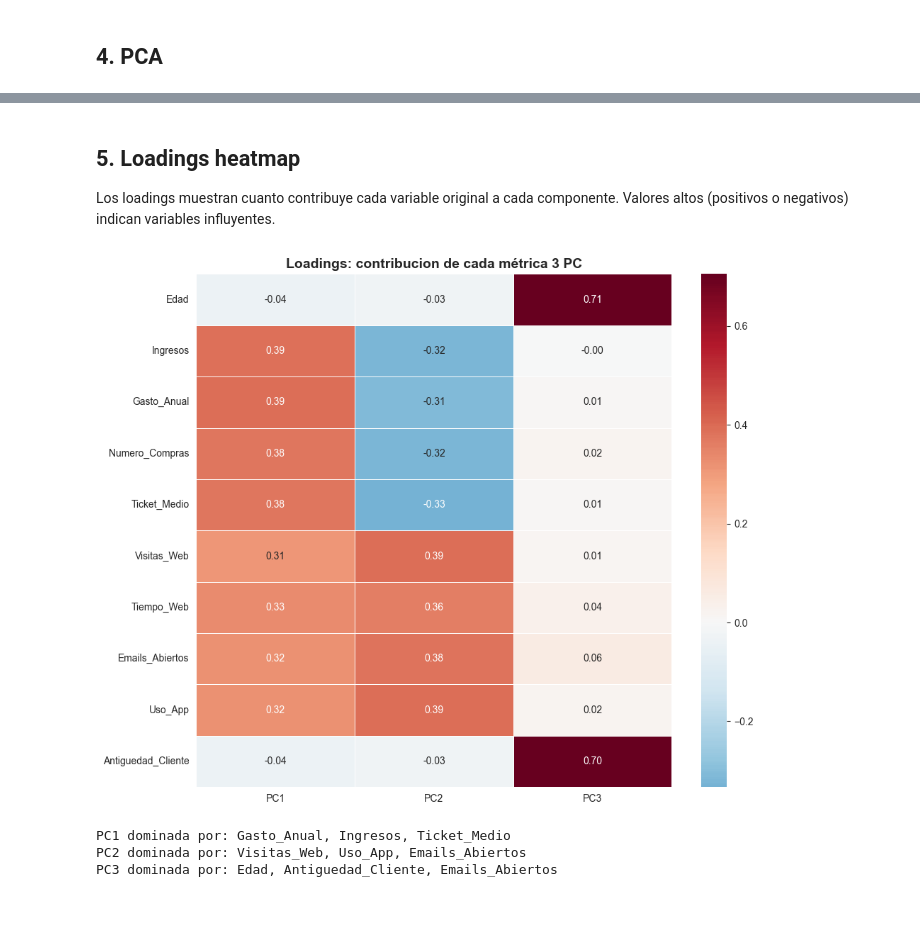
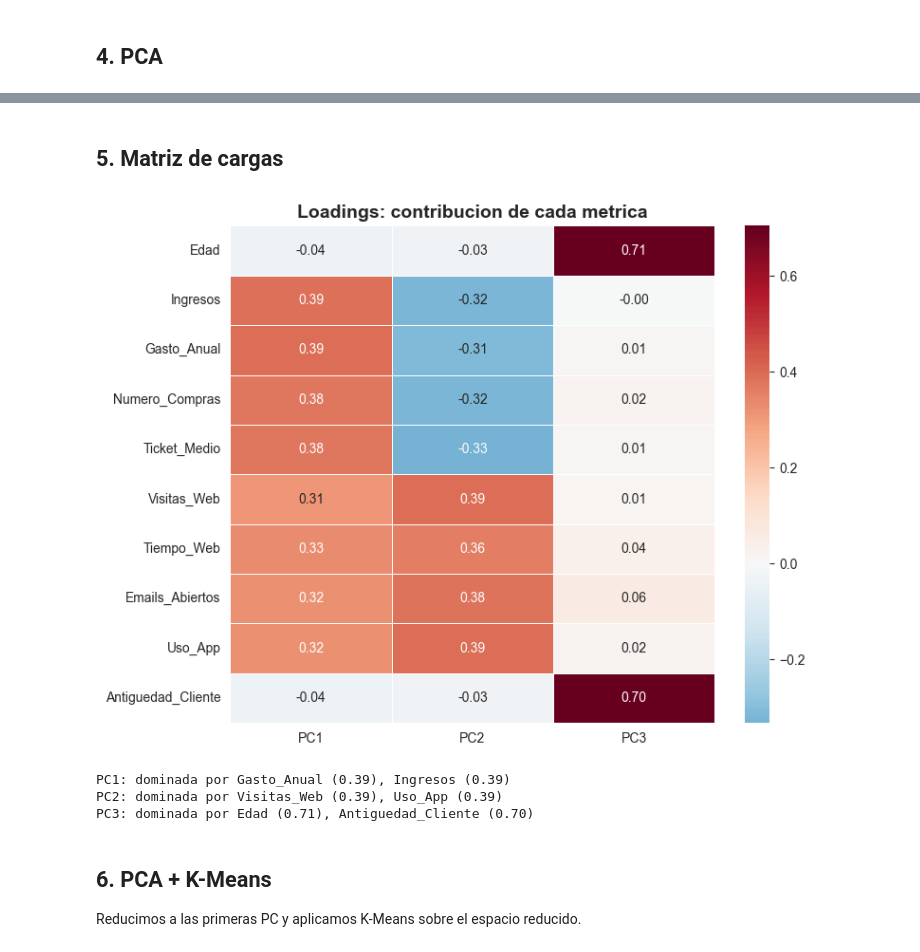
Before and after one commit to BORJAMOME/Data-Analytics-Portfolio, a Jupyter notebook: 03-Machine-Learning/02-no-supervisado/reduccion-dimensionalidad/pca/01-analisis-emails/notebook.ipynb, the cells around one changed output, grey strips where cells are left out. Drawn from its saved outputs; the diff is of its cells as text; code cells hidden in the pictures; blank space fills up the shorter version.

```diff
--- a/03-Machine-Learning/02-no-supervisado/reduccion-dimensionalidad/pca/01-analisis-emails/notebook.ipynb
+++ b/03-Machine-Learning/02-no-supervisado/reduccion-dimensionalidad/pca/01-analisis-emails/notebook.ipynb
@@ -109,18 +74,23 @@ Varianza explicada por componente:
 # %% [markdown]
 ## 4. PCA
 # %%
+pca = PCA(random_state=42)
+X_pca_full = pca.fit_transform(X_scaled)
+
+var_exp = pca.explained_variance_ratio_
+var_cum = np.cumsum(var_exp)
+
 fig, ax1 = plt.subplots(figsize=(10, 6))
-
 ax1.bar(range(1, len(var_exp)+1), var_exp * 100, alpha=0.6, color="#3498db", label="Individual")
 ax2 = ax1.twinx()
 ax2.plot(range(1, len(var_exp)+1), var_cum * 100, marker="o", color="#e74c3c",
          linewidth=2, label="Acumulada")
 ax2.axhline(y=80, color="gray", linestyle="--", alpha=0.5, label="80% umbral")
 
-ax1.set_xlabel("Componente principal", fontsize=12)
-ax1.set_ylabel("Varianza explicada (%)", fontsize=12, color="#3498db")
-ax2.set_ylabel("Varianza acumulada (%)", fontsize=12, color="#e74c3c")
-ax1.set_title("Scree Plot", fontsize=14, fontweight="bold")
+ax1.set_xlabel("Componente principal")
+ax1.set_ylabel("Varianza explicada (%)", color="#3498db")
+ax2.set_ylabel("Varianza acumulada (%)", color="#e74c3c")
+ax1.set_title("Scree Plot — Metricas de empleados", fontsize=14, fontweight="bold")
 
 lines1, labels1 = ax1.get_legend_handles_labels()
 lines2, labels2 = ax2.get_legend_handles_labels()
@@ -128,6 +98,7 @@ ax1.legend(lines1 + lines2, labels1 + labels2, loc="center right")
 plt.tight_layout()
 plt.show()
 
-n_comp_80 = np.argmax(var_cum >= 0.80) + 1
-print(f"Componentes para >= 80% varianza: {n_comp_80} de {len(num_cols)}")
+n_comp = np.argmax(var_cum >= 0.80) + 1
+print(f"Componentes para >= 80% varianza: {n_comp}")
+print(f"Varianza acumulada con {n_comp} PC: {var_cum[n_comp-1]*100:.1f}%")
 # %% [output]
@@ -136,28 +108,28 @@ Componentes para >= 80% varianza: 3 de 10
 # %% [markdown]
-## 5. Loadings heatmap
-
-Los loadings muestran cuanto contribuye cada variable original a cada componente. Valores altos (positivos o negativos) indican variables influyentes.
+## 5. Matriz de cargas
 # %%
-n_show = min(3, len(var_exp))
 loadings = pd.DataFrame(
-    pca.components_[:n_show].T,
+    pca.components_[:n_comp].T,
     index=num_cols,
-    columns=[f"PC{i+1}" for i in range(n_show)]
+    columns=[f"PC{i+1}" for i in range(n_comp)]
 )
 
-fig, ax = plt.subplots(figsize=(10, 8))
+fig, ax = plt.subplots(figsize=(8, 6))
 sns.heatmap(loadings, annot=True, fmt=".2f", cmap="RdBu_r", center=0,
             linewidths=0.5, ax=ax)
-ax.set_title(f"Loadings: contribucion de cada métrica {n_show} PC",
-             fontsize=14, fontweight="bold")
+ax.set_title("Loadings: contribucion de cada metrica", fontsize=14, fontweight="bold")
 plt.tight_layout()
 plt.show()
 
-for pc in loadings.columns[:3]:
-    top = loadings[pc].abs().sort_values(ascending=False).head(3)
-    print(f"{pc} dominada por: {', '.join(top.index)}")
+for pc in loadings.columns:
+    top = loadings[pc].abs().sort_values(ascending=False)
+    print(f"{pc}: dominada por {top.index[0]} ({top.iloc[0]:.2f}), {top.index[1]} ({top.iloc[1]:.2f})")
 # %% [output]
-[figure, old version]
+[figure, new version]
-PC1 dominada por: Gasto_Anual, Ingresos, Ticket_Medio
-PC2 dominada por: Visitas_Web, Uso_App, Emails_Abiertos
-PC3 dominada por: Edad, Antiguedad_Cliente, Emails_Abiertos
+PC1: dominada por Gasto_Anual (0.39), Ingresos (0.39)
+PC2: dominada por Visitas_Web (0.39), Uso_App (0.39)
+PC3: dominada por Edad (0.71), Antiguedad_Cliente (0.70)
+# %% [markdown]
+## 6. PCA + K-Means
+
+Reducimos a las primeras PC y aplicamos K-Means sobre el espacio reducido.
```
Also changed, not shown: parts of 12 cells of this notebook, 1 other file.
